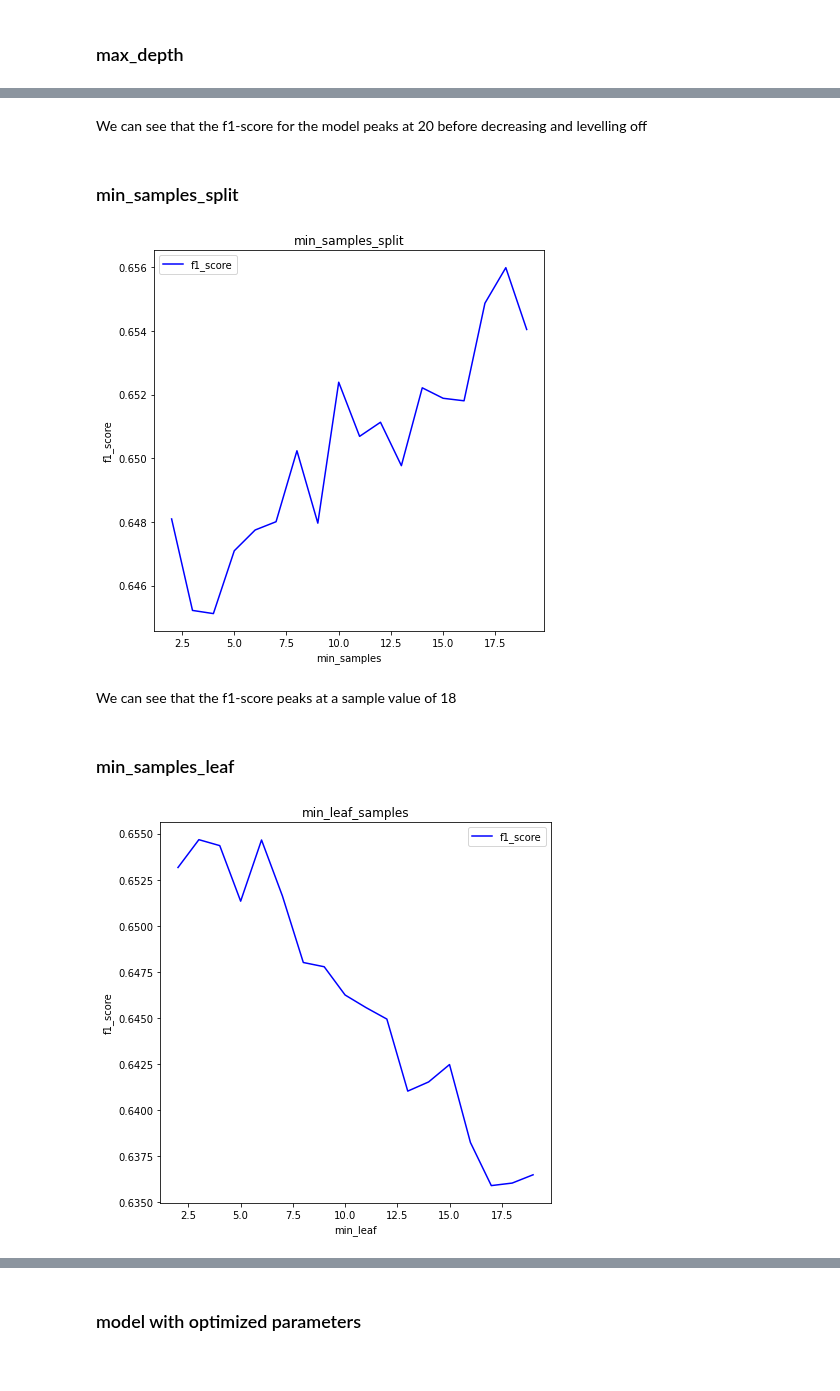
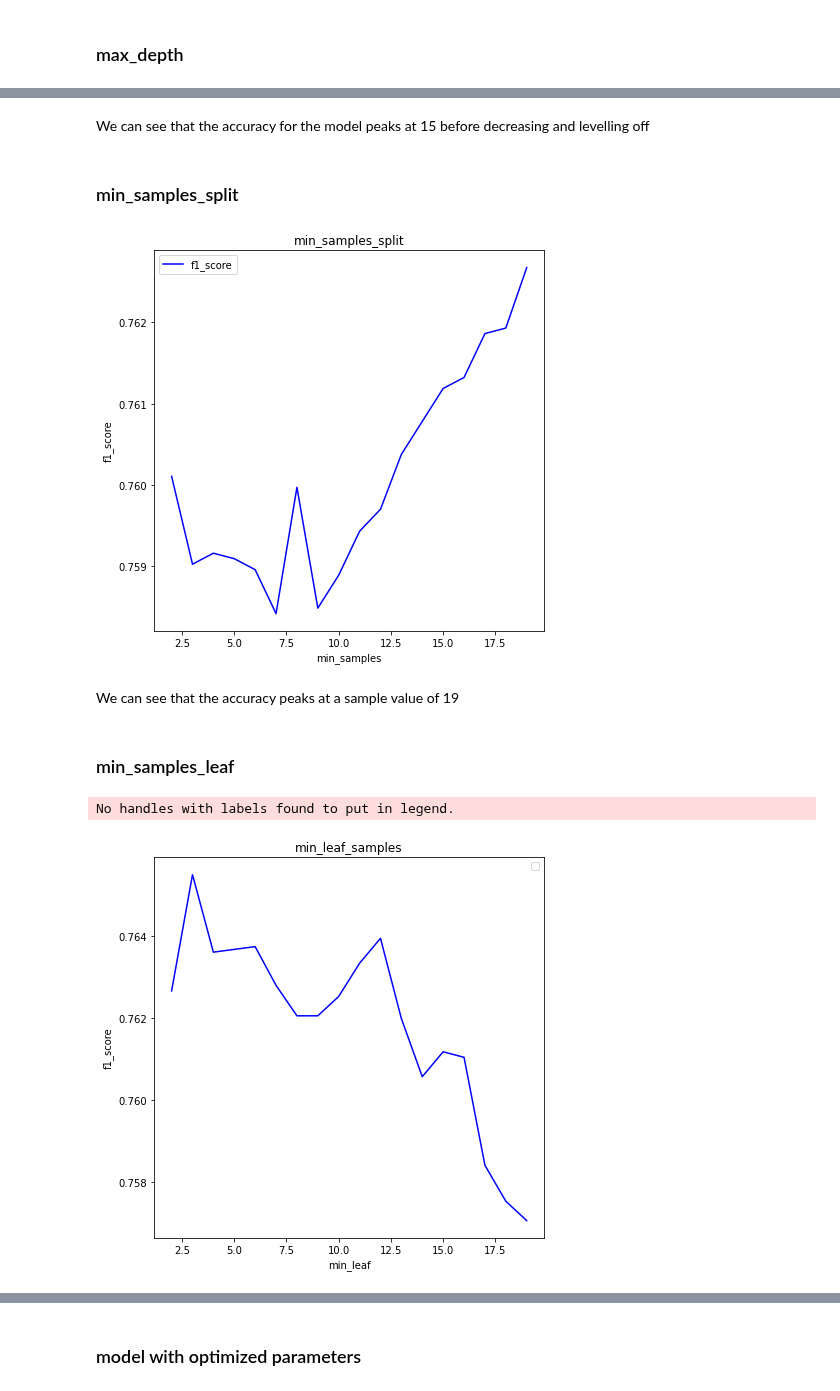
Before and after one commit to rahulakrish/water_pump_classifier, a Jupyter notebook: phase3_project.ipynb, the cells around one changed output, grey strips where cells are left out. Cells and saved outputs as stored; diff of their text form; code cells hidden in the pictures.

Commit message:
changed to accuracy

```diff
--- a/phase3_project.ipynb
+++ b/phase3_project.ipynb
@@ -879,7 +879,7 @@ We can see that the model is clearly overfitting on the train dataset.
 max_depth = np.arange(1,50)
 
 #creating an empty list to store scores for each depth
-f1_test_scores = []
+accuracy_test_scores = []
 
 
 # create a loop for the classifier to run with the different depth values
@@ -895,19 +895,18 @@ for depth in max_depth:
     y_hat_test = classifier.predict(X_test)
 
     #calculate
-    f1_scores = f1_score(y_test,y_hat_test,average='macro')
+    accuracy = accuracy_score(y_test,y_hat_test)
 
 
     #add the scores to the list
-    f1_test_scores.append(f1_scores)
+    accuracy_test_scores.append(accuracy)
 
 
 #visualize the data
 import matplotlib.pyplot as plt
 fig,ax = plt.subplots(figsize=(7,7))
-ax.plot(max_depth,f1_test_scores,c='b',label = 'f1_score')
+ax.plot(max_depth,accuracy_test_scores,c='b')
 ax.set_xlabel('max_depth')
-ax.set_ylabel('f1_score')
+ax.set_ylabel('accuracy')
 ax.set_title('max_depth')
-ax.legend();
 # %% [output]
@@ -915,17 +914,17 @@ ax.legend();
 # %% [markdown]
-We can see that the f1-score for the model peaks at 20 before decreasing and levelling off
+We can see that the accuracy for the model peaks at 15 before decreasing and levelling off
 # %% [markdown]
 ### min_samples_split
 # %%
 #use the optimum value of depth
-depth = 20
+depth = 15
 
 #define a range of min_samples_for each split
 min_samples_range = np.arange(2,20)
 
 #create a loop with the optimum depth and different min_samples
 #creating an empty list to store scores for each depth
-f1_test_scores = []
+accuracy_test_scores = []
 # accuracy_scores = []
 # precision_scores = []
 # recall_scores = []
@@ -943,66 +942,65 @@ for sample in min_samples_range:
     y_hat_test = classifier.predict(X_test)
 
     #calculate
-    f1_scores = f1_score(y_test,y_hat_test,average='macro')
+    accuracy = accuracy_score(y_test,y_hat_test)
 
     #add the scores to the list
-    f1_test_scores.append(f1_scores)
+    accuracy_test_scores.append(accuracy)
 
 
 #visualize
 fig,ax = plt.subplots(figsize=(7,7))
-ax.plot(min_samples_range,f1_test_scores,c='b',label = 'f1_score')
+ax.plot(min_samples_range,accuracy_test_scores,c='b')
 
 ax.set_xlabel('min_samples')
 ax.set_ylabel('f1_score')
 ax.set_title('min_samples_split')
-ax.legend();
 # %% [output]
-[figure, old version]
+[figure, new version]
 # %% [markdown]
-We can see that the f1-score peaks at a sample value of 18
+We can see that the accuracy peaks at a sample value of 19
 # %% [markdown]
 ### min_samples_leaf
 # %%
 #use the optimum value of depth,min_samples_split
-depth = 20
-min_split = 18
+depth = 15
+min_split = 19
 
 #define a range of min_samples_for each split
 min_leaf_range = np.arange(2,20)
 
 #create a loop with the optimum depth and different min_samples
 #creating an empty list to store scores for each depth
-f1_test_scores = []
+accuracy_test_scores = []
 
 # create a loop for the classifier to run with the different depth values
 for sample in min_leaf_range:
 
     #instantiate
     classifier = DecisionTreeClassifier(criterion='entropy',max_depth=depth,min_samples_split=min_split,
                                        min_samples_leaf=sample, random_state=123)
 
     #fit the model
     classifier.fit(X_train,y_train)
 
     #predict values
     y_hat_test = classifier.predict(X_test)
 
     #calculate
-    f1_scores = f1_score(y_test,y_hat_test,average='macro')
+    accuracy = accuracy_score(y_test,y_hat_test)
 
     #add the scores to the list
-    f1_test_scores.append(f1_scores)
+    accuracy_test_scores.append(accuracy)
 
 
 #visual
 fig,ax = plt.subplots(figsize=(7,7))
-ax.plot(min_leaf_range,f1_test_scores,c='b',label = 'f1_score')
+ax.plot(min_leaf_range,accuracy_test_scores,c='b')
 
 ax.set_xlabel('min_leaf')
 ax.set_ylabel('f1_score')
 ax.set_title('min_leaf_samples')
-ax.legend();
 # %% [output]
+No handles with labels found to put in legend.
-[figure, old version]
+[figure, new version]
 # %% [markdown]
```
Also changed, not shown: parts of 12 cells of this notebook.
